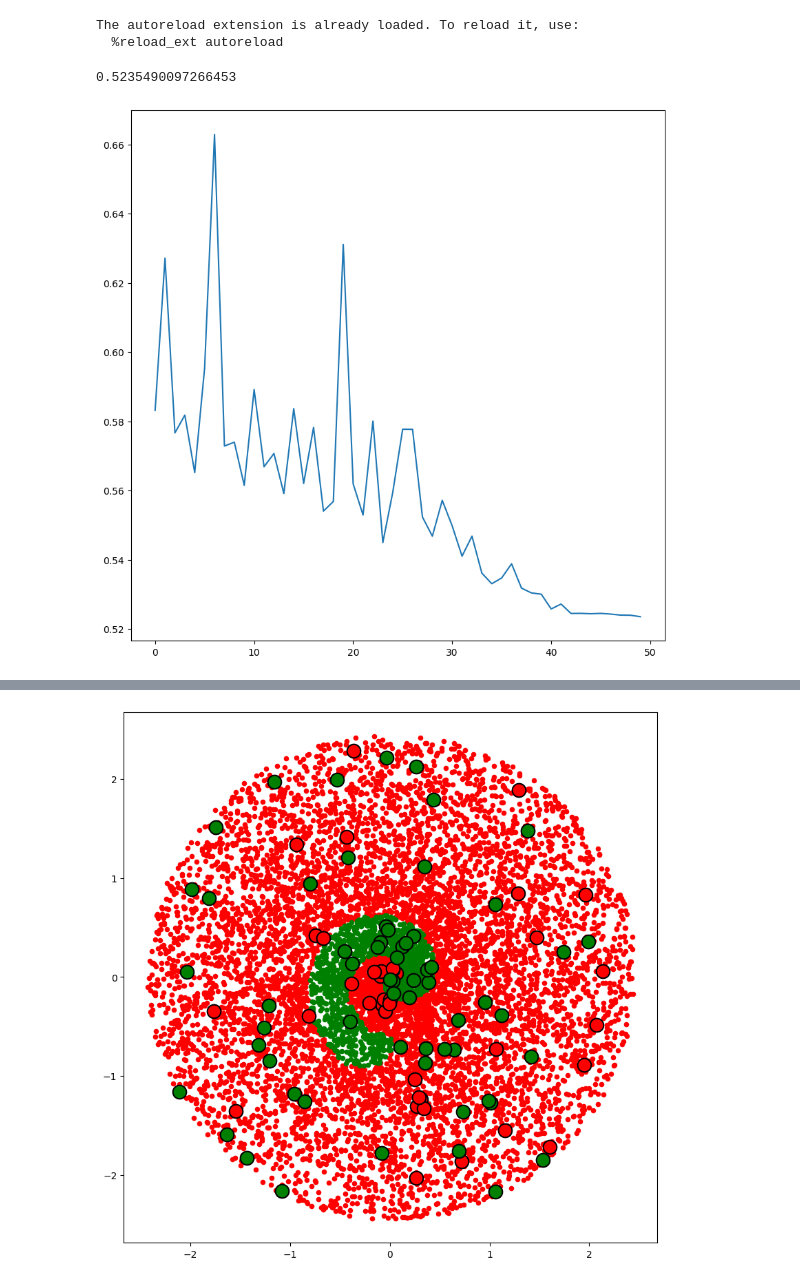
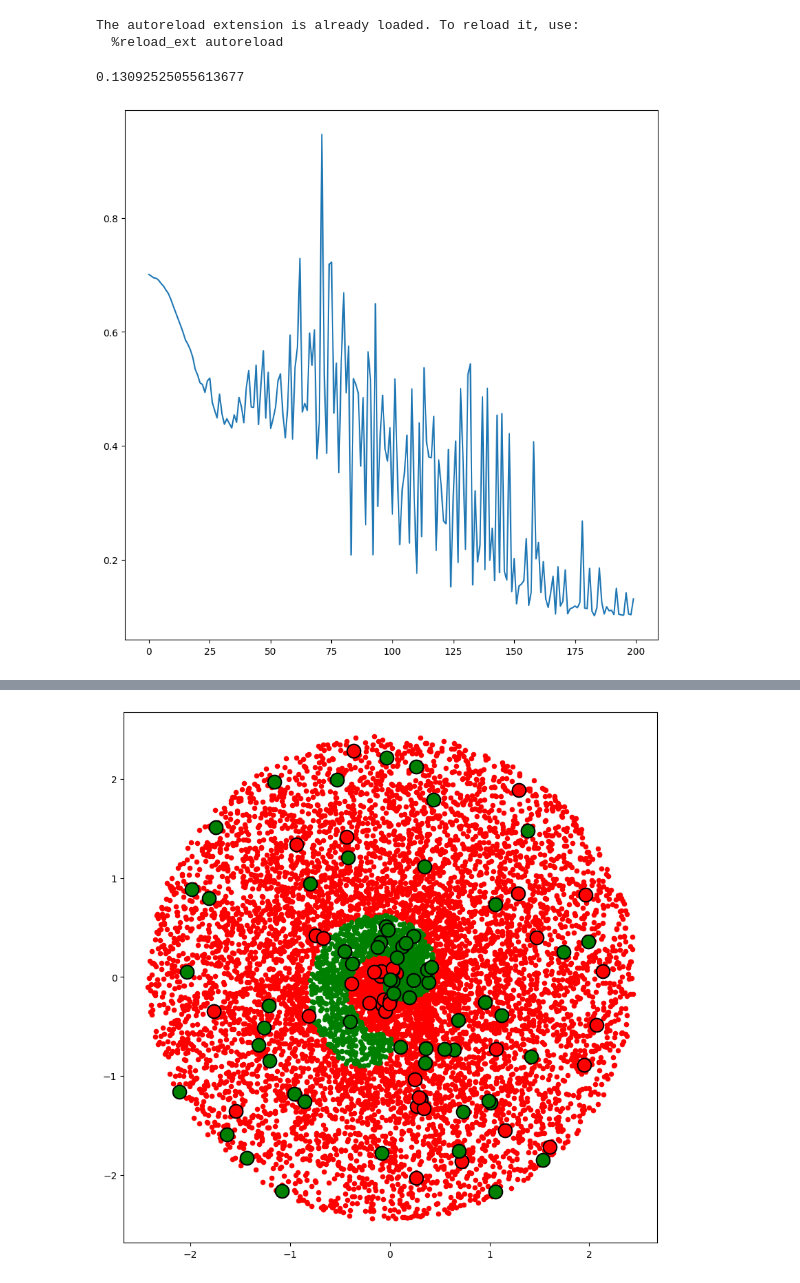
Before and after one commit to kendallzhu/curling, a Jupyter notebook: nn_scratch.ipynb, the cells around one changed output, grey strips where cells are left out. Cells and saved outputs as stored; diff of their text form; code cells hidden in the pictures.

```diff
--- a/nn_scratch.ipynb
+++ b/nn_scratch.ipynb
@@ -40,11 +40,16 @@ l2 = nn.Linear(
 )
 act2 = nn.Max0()
 l3 = nn.Linear(
+    np.random.normal(size=(hidden_layer_size, hidden_layer_size))
+    * np.sqrt(2 / hidden_layer_size)
+)
+act3 = nn.Max0()
+l4 = nn.Linear(
     1 / np.sqrt(hidden_layer_size) * np.random.normal(size=(1, hidden_layer_size))
 )
-act3 = nn.MapTo01()
+act4 = nn.MapTo01()
 
-layers = [l1, act1, l2, act2, l3, act3]
+layers = [l1, act1, l2, act2, l3, act3, l4, act4]
 neural_network = nn.NN(layers)
 
 loss_function = nn.CrossEntropyLoss()
@@ -91,30 +96,30 @@ def make_plot(neural_network, num_points):
 # %%
 losses = []
 num_points_per_batch = 100
-num_iters = 100
+num_iters = 200
 
 for i in range(num_iters):
-    lr = 10 * 0.5 * (1 + np.cos(np.pi * i / num_iters))
+    lr = 1 * 0.5 * (1 + np.cos(np.pi * i / num_iters))
     shuffled_indices = np.random.choice(n, size=n, replace=False)
     X_shuffled = X_norm[shuffled_indices, :]
     y_shuffled = y[shuffled_indices]
     for batch_min_index in range(0, n, num_points_per_batch):
         batch_max_index = min(batch_min_index + num_points_per_batch, n)
         neural_network.train(
             X_norm[batch_min_index:batch_max_index, :],
             y[batch_min_index:batch_max_index],
             loss_function,
             lr,
             0,
         )
 
     losses.append(neural_network.get_average_loss(X_norm, y, loss_function))
 
 plt.plot(losses)
 print(losses[-1])
 # %% [output]
-0.5235490097266453
+0.13092525055613677
-[figure, old version]
+[figure, new version]
 # %%
 make_plot(neural_network, 100)
 # %% [output]
```
Also changed, not shown: parts of 1 cell of this notebook.
